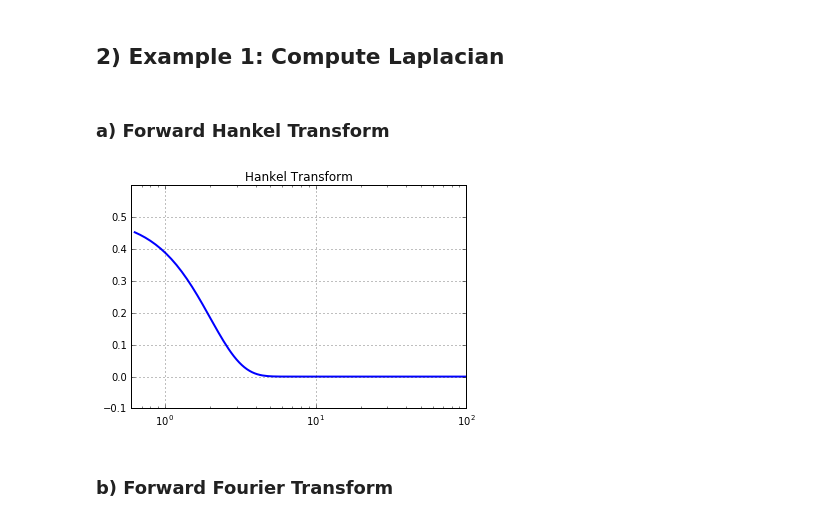
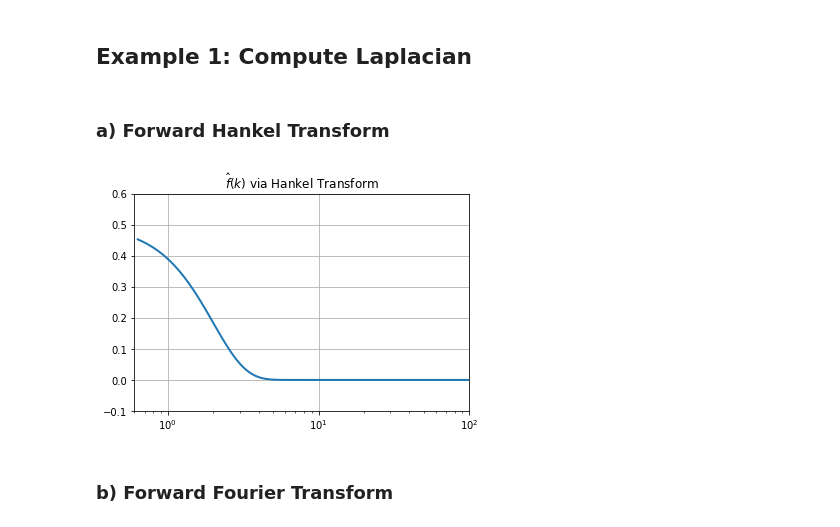
Before and after one commit to steven-murray/hankel, a Jupyter notebook: docs/demos/forward_inverse_transform_hankel_vs_fft.ipynb, the cells around one changed output. Drawn from its saved outputs; the diff is of its cells as text; code cells hidden in the pictures.

```diff
--- a/docs/demos/forward_inverse_transform_hankel_vs_fft.ipynb
+++ b/docs/demos/forward_inverse_transform_hankel_vs_fft.ipynb
@@ -96,9 +110,0 @@ theta = np.arctan2(yy, xx)
-# %%
-# Fourier Spectral grid
-
-k_f = 2*np.pi*fftfreq(2*N,d=L/N)
-kx,ky = np.meshgrid(kf,kf)
-
-# Hankel Spectral grid
-
-k_h = np.logspace(-0.2,2,N)  # Note that this can be chosen arbitrarily, but should be highly resolved for inversion.
@@ -145,6 +143,6 @@ K2finv[0,0] = 0.0
 K2h      = -(kh**2)
 K2hinv   = -1.0/kh**2
 # %% [markdown]
-## 2) Example 1: Compute Laplacian ##
+## Example 1: Compute Laplacian
 # %% [markdown]
 ### a) Forward Hankel Transform ###
@@ -151,19 +151,18 @@ K2hinv   = -1.0/kh**2
 # %%
 # Compute Hankel transform
 
-ht = HankelTransform(nu=0,N=1000,h=0.0025)      # Create the Hankel Transform
-fhhat = ht.transform(f,kh,ret_err=False)        # Return the transform of f at k.
+ht = HankelTransform(nu=0,N=1000,h=0.0025)      # Create the Hankel Transform class
+H['fhat_num'] = ht.transform(f, k_h, ret_err=False)        # Return the transform of f at k.
 # %%
 # Plot the transform
 
-plt.semilogx(kh,fhhat,linewidth=2)
+plt.semilogx(k_h,fhhat,linewidth=2)
 plt.xlim([0.6,1e2])
 plt.ylim([-0.1, 0.6])
-plt.grid('on')
-plt.title('Hankel Transform')
-plt.show()
+plt.grid(True)
+plt.title('$\hat{f}(k)$ via Hankel Transform');
 # %% [output]
-[figure, old version]
+[figure, new version]
 # %% [markdown]
 ### b) Forward Fourier Transform ###
 # %%
```
Also changed, not shown: parts of 16 cells of this notebook, 1 other file.
